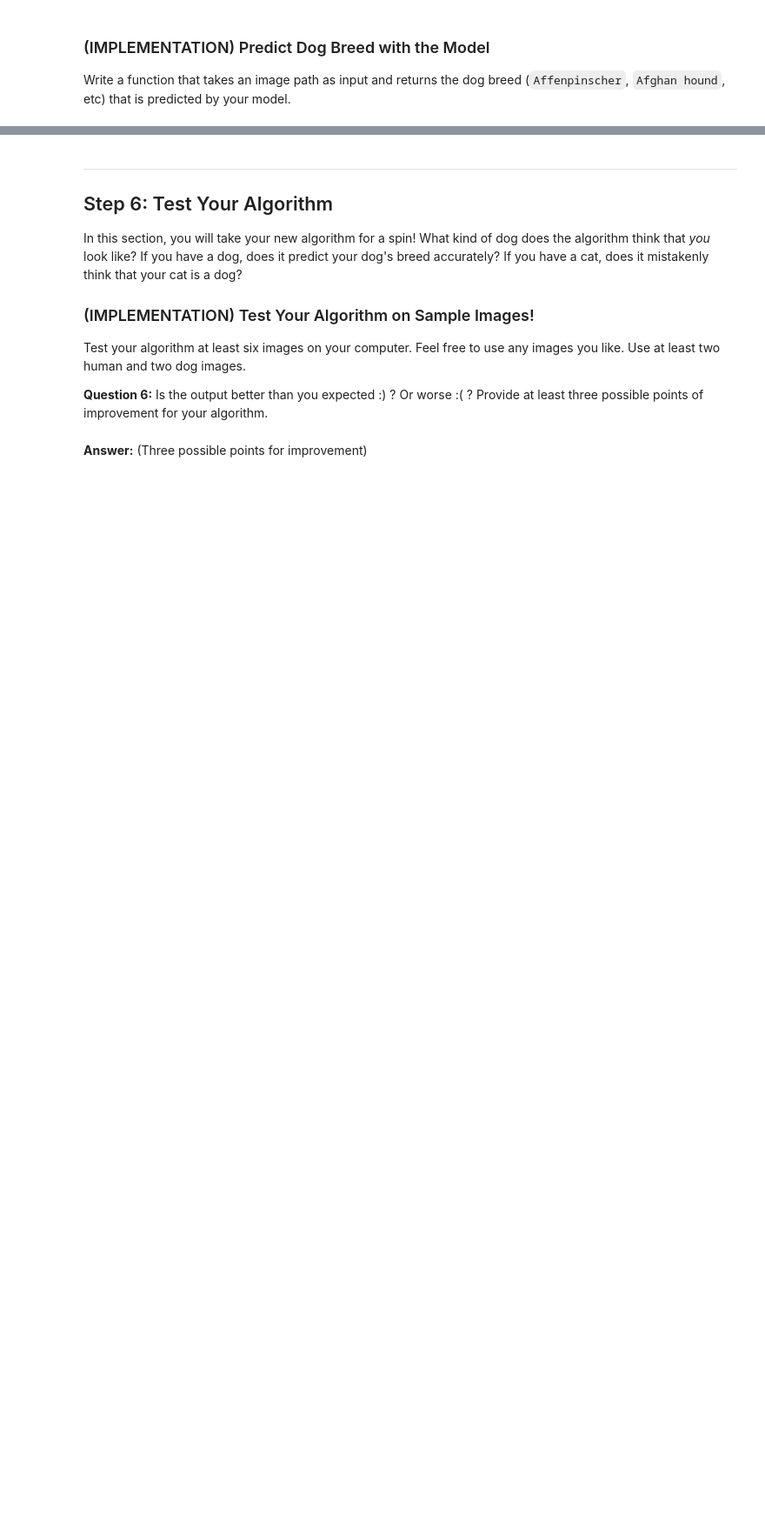
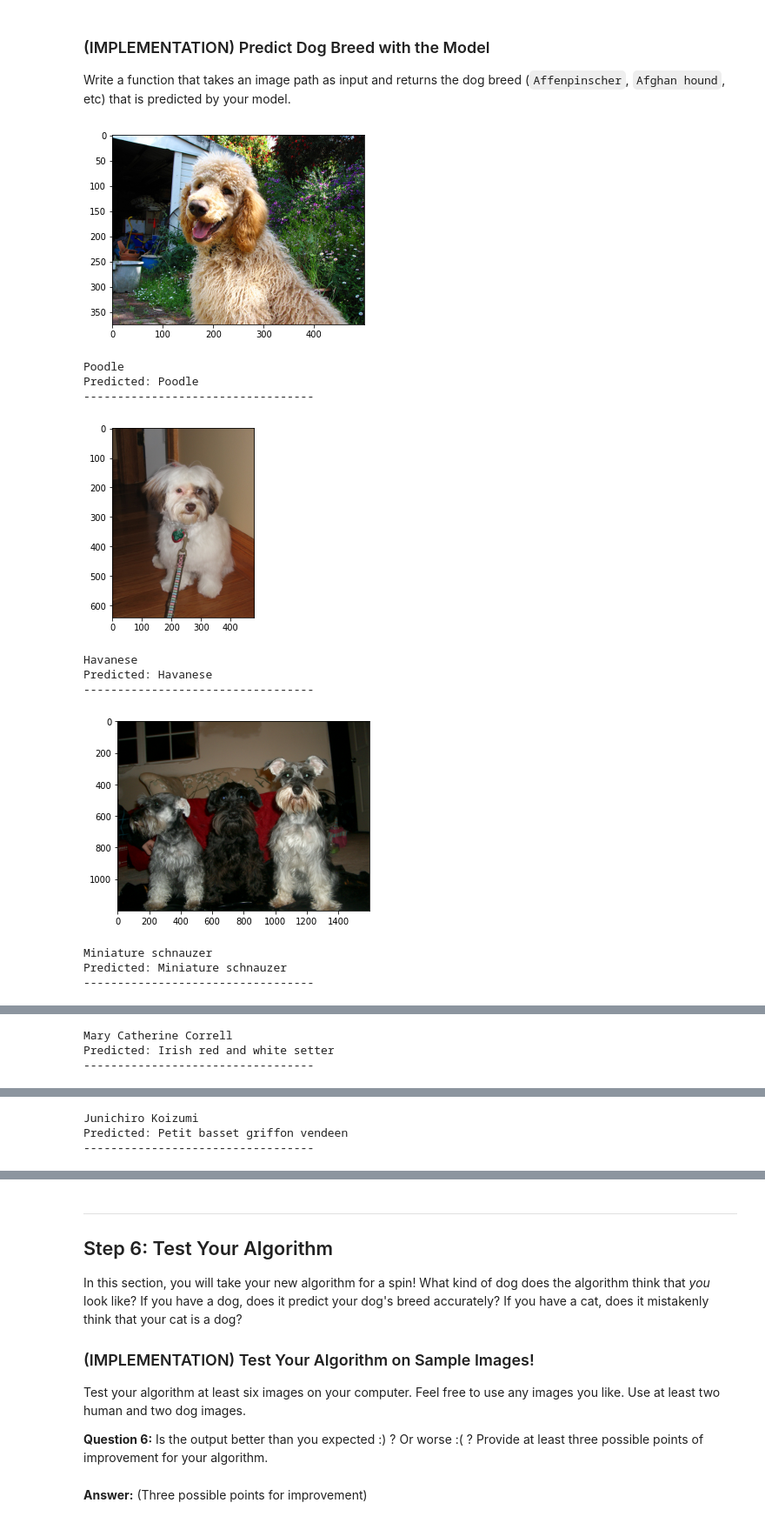
Before and after one commit to albert-kuc/Dog-Breed-Classifier, a Jupyter notebook: dog_app.ipynb, the cells around one changed output, grey strips where cells are left out. Shown at 87% size. Drawn from its saved outputs; the diff is of its cells as text; code cells hidden in the pictures; blank space fills up the shorter version.

```diff
--- a/dog_app.ipynb
+++ b/dog_app.ipynb
@@ -862,8 +906,59 @@ Write a function that takes an image path as input and returns the dog breed (`A
 ### and returns the dog breed that is predicted by the model.
 
 # list of class names by index, i.e. a name can be accessed like class_names[0]
-class_names = [item[4:].replace("_", " ") for item in data_transfer['train'].classes]
+# class_names = [item[4:].replace("_", " ") for item in data_transfer['train'].classes]
+# This is fixed inside DogImageFolder class
 
 def predict_breed_transfer(img_path):
-    # load the image and return the predicted breed
-    return None
+    """ Load the image and return the predicted breed """
+
+    img = Image.open(img_path)
+    img_transform = transforms.Compose([transforms.Resize(258),
+                                        transforms.CenterCrop(224),
+                                        transforms.ToTensor(),
+                                        transforms.Normalize(mean=[0.485, 0.456, 0.406],
+                                                             std=[0.229, 0.224, 0.225])])
+
+    # Unsqueeze image tensor to add 4th dimension
+    img_tensor = img_transform(img).unsqueeze(0).to(device=device)
+
+    model_transfer.eval()
+
+    # Get predicted category for image
+    with torch.no_grad():
+        output = model_transfer(img_tensor)
+        prediction = torch.argmax(output).item()
+
+    model_transfer.train()
+
+    # Using prediction to breed
+    breed = dog_class_names[prediction]
+
+    return breed
+# %%
+from random import randint
+
+# prediction test on dog files
+for i in range(3):
+    test_img = dog_files_test[randint(0,len(dog_files_test))]
+    pred_test = predict_breed_transfer(test_img)
+    display_img_from_path(test_img, prediction=pred_test)
+
+# prediction test on human files
+for i in range(3):
+    test_img = human_files[randint(0, len(human_files))]
+    pred_test = predict_breed_transfer(test_img)
+    display_img_from_path(test_img, prediction=pred_test)
+# %% [output]
+[figure, added]
+Poodle
+Predicted: Poodle
+----------------------------------
+[figure, added]
+Havanese
+Predicted: Havanese
+----------------------------------
+[figure, added]
+Miniature schnauzer
+Predicted: Miniature schnauzer
+----------------------------------
@@ -869,0 +966,3 @@ def predict_breed_transfer(img_path):
+Mary Catherine Correll
+Predicted: Irish red and white setter
+----------------------------------
@@ -869,0 +970,3 @@ def predict_breed_transfer(img_path):
+Junichiro Koizumi
+Predicted: Petit basset griffon vendeen
+----------------------------------
```
Also changed, not shown: parts of 16 cells of this notebook.
